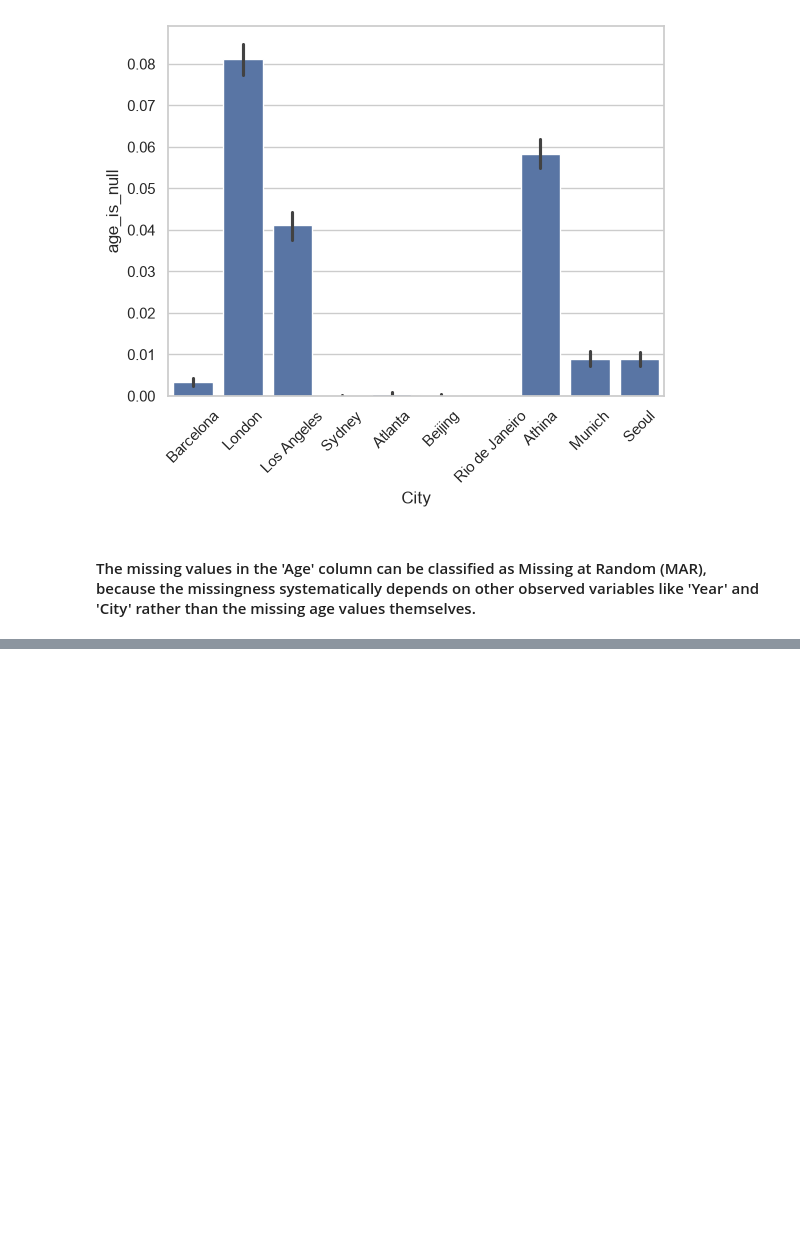
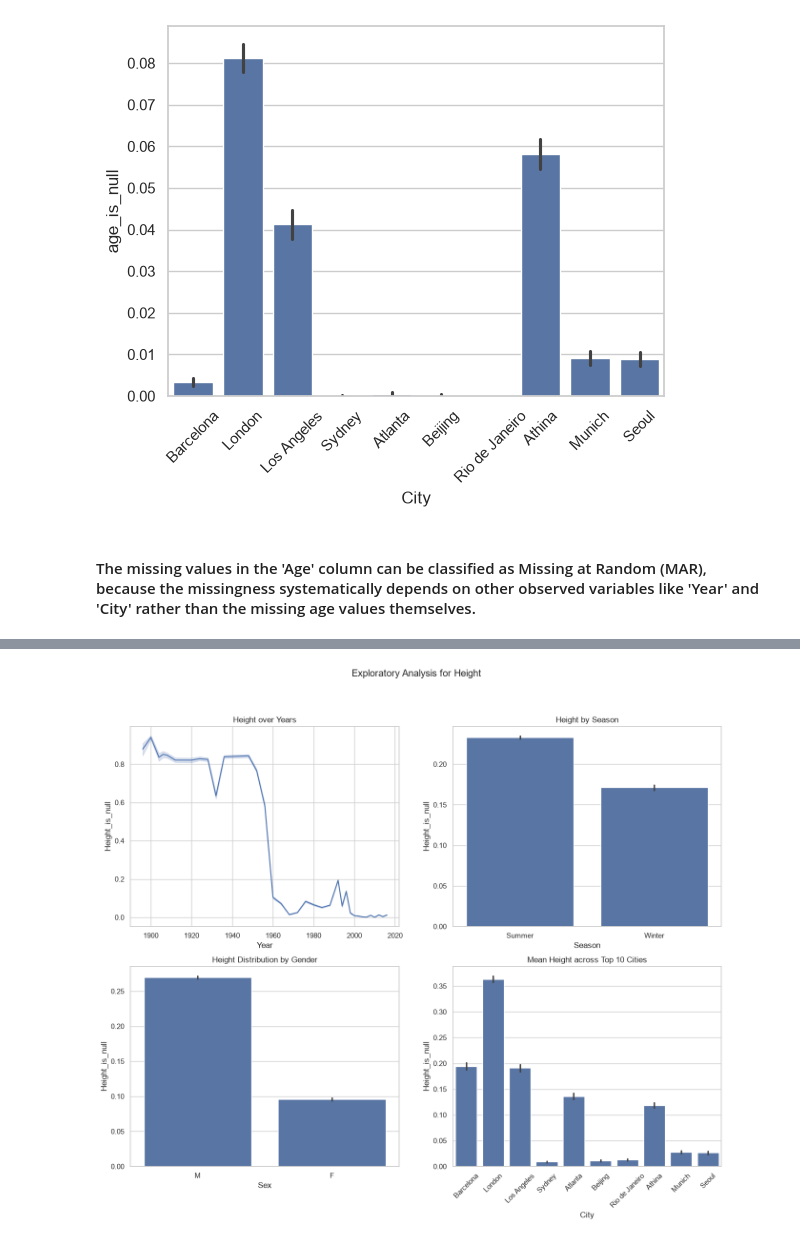
Before and after one commit to AbdallahAlaa-dot/athlete, a Jupyter notebook: ahtelte_Orgnaized_V.ipynb, the cells around one changed output, grey strips where cells are left out. Drawn from its saved outputs; the diff is of its cells as text; code cells hidden in the pictures; blank space fills up the shorter version.

```diff
--- a/ahtelte_Orgnaized_V.ipynb
+++ b/ahtelte_Orgnaized_V.ipynb
@@ -395,0 +290,6 @@ df['Age'] = df['Age'].fillna(df.groupby(['Sport', 'Sex'])['Age'].transform('medi
+# %%
+df['weight'] = df['Weight'].fillna(df.groupby(['Sport', 'Sex'])['Weight'].transform('median'))
+# %%
+plot_numerical_relationships(df,'Height')
+# %% [output]
+[figure, added]
```
Also changed, not shown: parts of 11 cells of this notebook.
